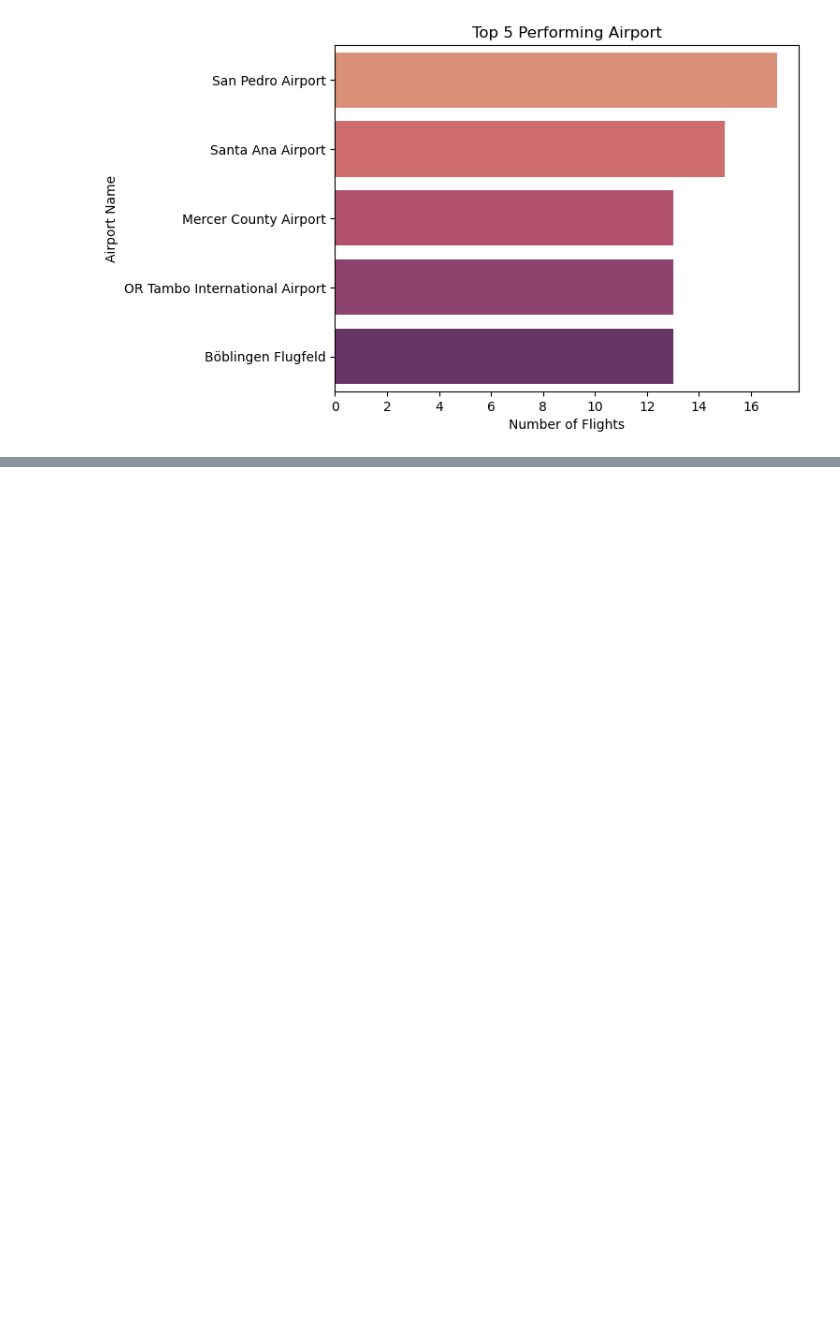
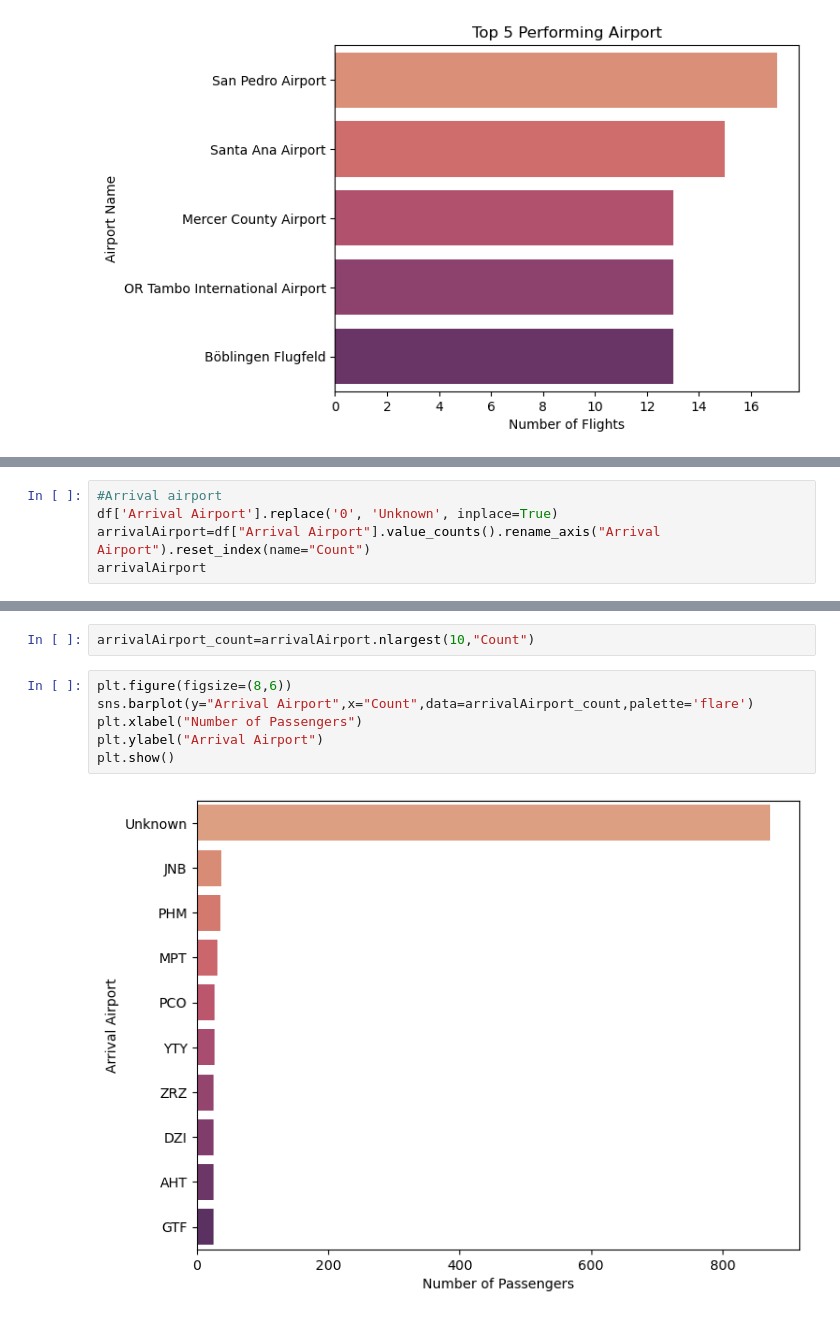
Before and after one commit to aadarshaAB/Airline-Delay-Prediction, a Jupyter notebook: Untitled.ipynb, the cells around one changed output, grey strips where cells are left out. Cells and saved outputs as stored; diff of their text form; blank space fills up the shorter version.

```diff
--- a/Untitled.ipynb
+++ b/Untitled.ipynb
@@ -192,0 +230,5 @@ plt.show()
+# %%
+#Arrival airport
+df['Arrival Airport'].replace('0', 'Unknown', inplace=True)
+arrivalAirport=df["Arrival Airport"].value_counts().rename_axis("Arrival Airport").reset_index(name="Count")
+arrivalAirport
@@ -192,0 +249,10 @@ plt.show()
+# %%
+arrivalAirport_count=arrivalAirport.nlargest(10,"Count")
+# %%
+plt.figure(figsize=(8,6))
+sns.barplot(y="Arrival Airport",x="Count",data=arrivalAirport_count,palette='flare')
+plt.xlabel("Number of Passengers")
+plt.ylabel("Arrival Airport")
+plt.show()
+# %% [output]
+[figure, added]
```
Also changed, not shown: parts of 9 cells of this notebook.
